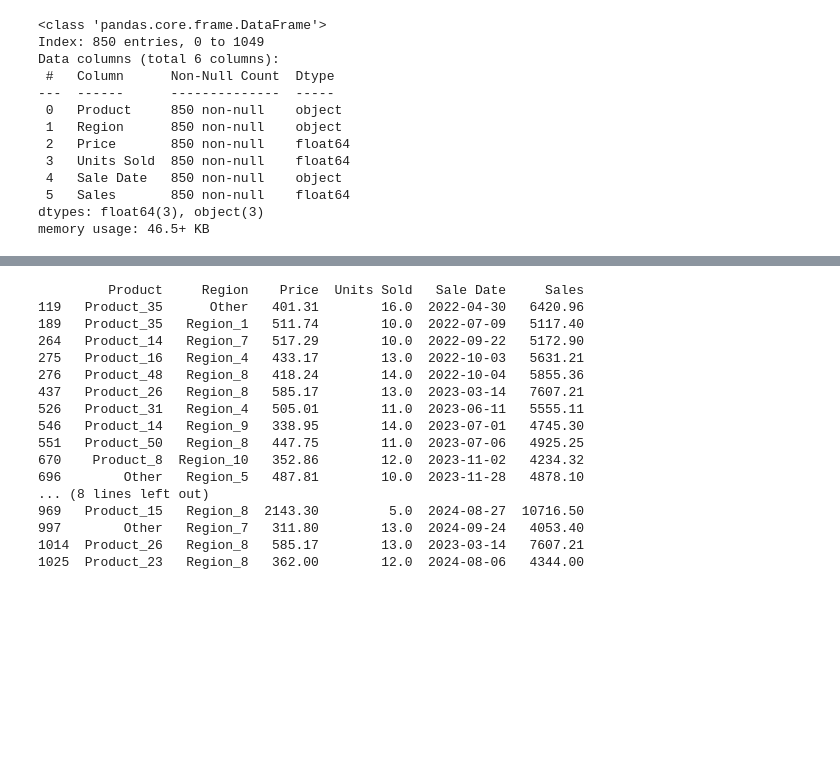
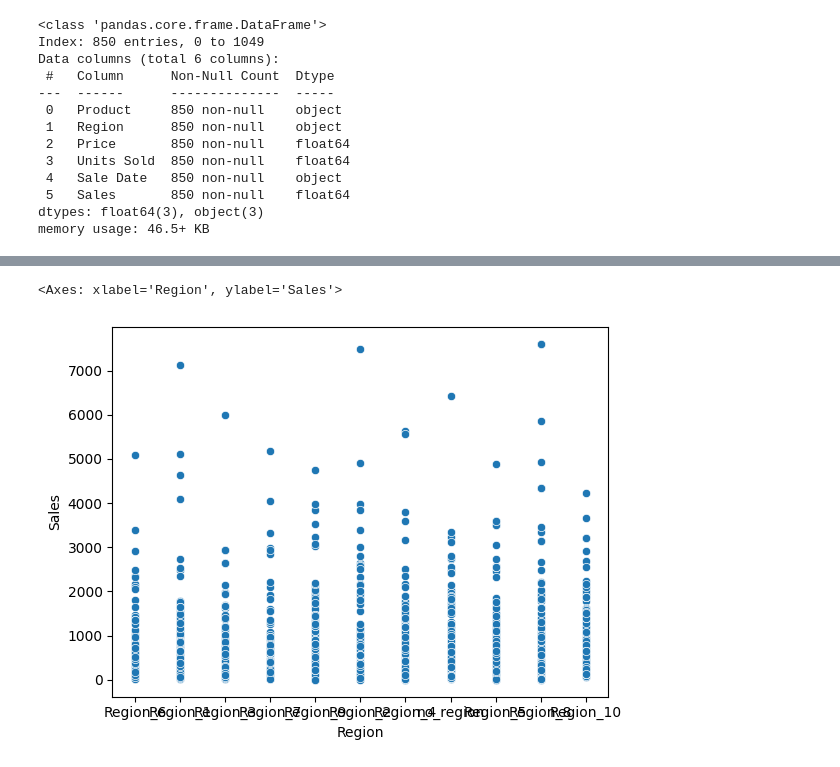
Before and after one commit to annwanginnt/data_scirence, a Jupyter notebook: assignment_1.ipynb, the cells around one changed output, grey strips where cells are left out. Drawn from its saved outputs; the diff is of its cells as text; code cells hidden in the pictures; blank space fills up the shorter version.

```diff
--- a/assignment_1.ipynb
+++ b/assignment_1.ipynb
@@ -147,20 +257,8 @@ df_outliers = df[df['Sales'] >= 4000]
-# %%
-print(df_outliers)
-# %% [output]
-         Product     Region    Price  Units Sold   Sale Date     Sales
-119   Product_35      Other   401.31        16.0  2022-04-30   6420.96
-189   Product_35   Region_1   511.74        10.0  2022-07-09   5117.40
-264   Product_14   Region_7   517.29        10.0  2022-09-22   5172.90
-275   Product_16   Region_4   433.17        13.0  2022-10-03   5631.21
-276   Product_48   Region_8   418.24        14.0  2022-10-04   5855.36
-437   Product_26   Region_8   585.17        13.0  2023-03-14   7607.21
-526   Product_31   Region_4   505.01        11.0  2023-06-11   5555.11
-546   Product_14   Region_9   338.95        14.0  2023-07-01   4745.30
-551   Product_50   Region_8   447.75        11.0  2023-07-06   4925.25
-670    Product_8  Region_10   352.86        12.0  2023-11-02   4234.32
-696        Other   Region_5   487.81        10.0  2023-11-28   4878.10
-... (8 lines left out)
-969   Product_15   Region_8  2143.30         5.0  2024-08-27  10716.50
-997        Other   Region_7   311.80        13.0  2024-09-24   4053.40
-1014  Product_26   Region_8   585.17        13.0  2023-03-14   7607.21
-1025  Product_23   Region_8   362.00        12.0  2024-08-06   4344.00
+# %%
+# I decided to remove the values of "Sales" > 10000.
+df.drop(df[df['Sales'] >= 10000].index, inplace=True)
+# %%
+sns.scatterplot(data=df, x="Region", y="Sales")
+# %% [output]
+<Axes: xlabel='Region', ylabel='Sales'>
+[figure, added]
```
Also changed, not shown: parts of 32 cells of this notebook, 1 other file.
